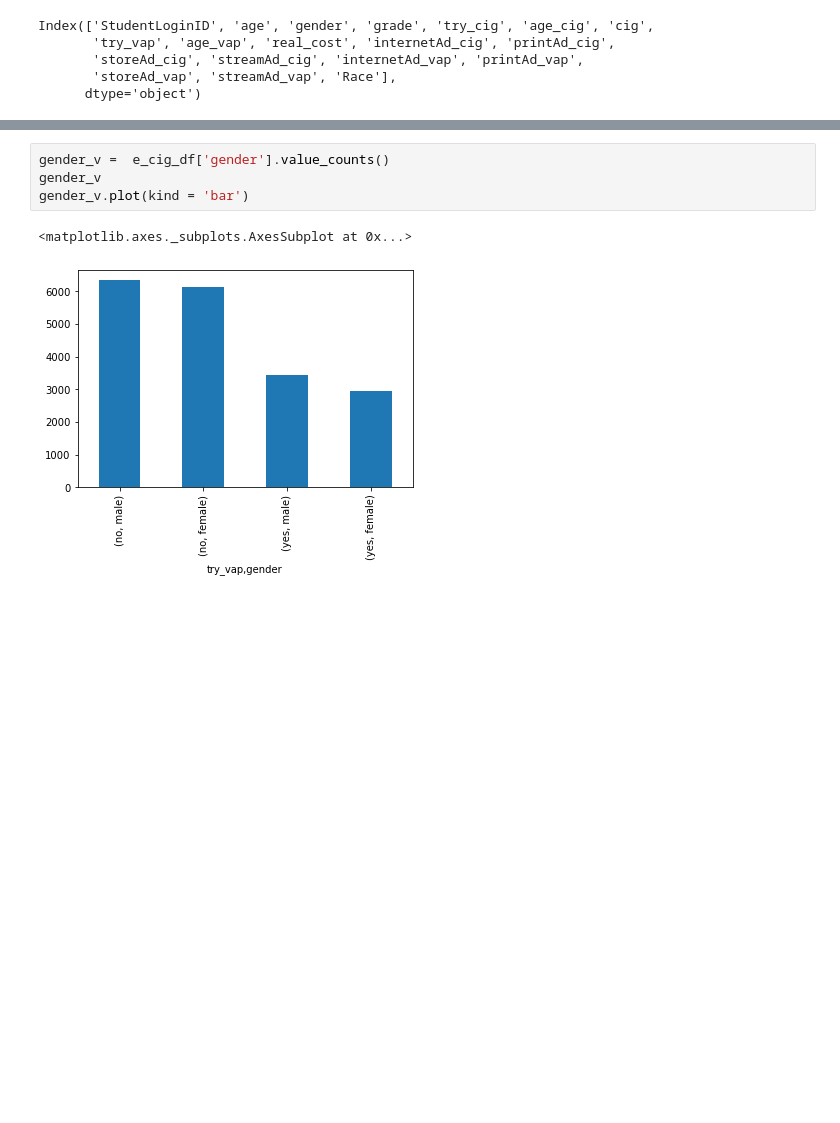
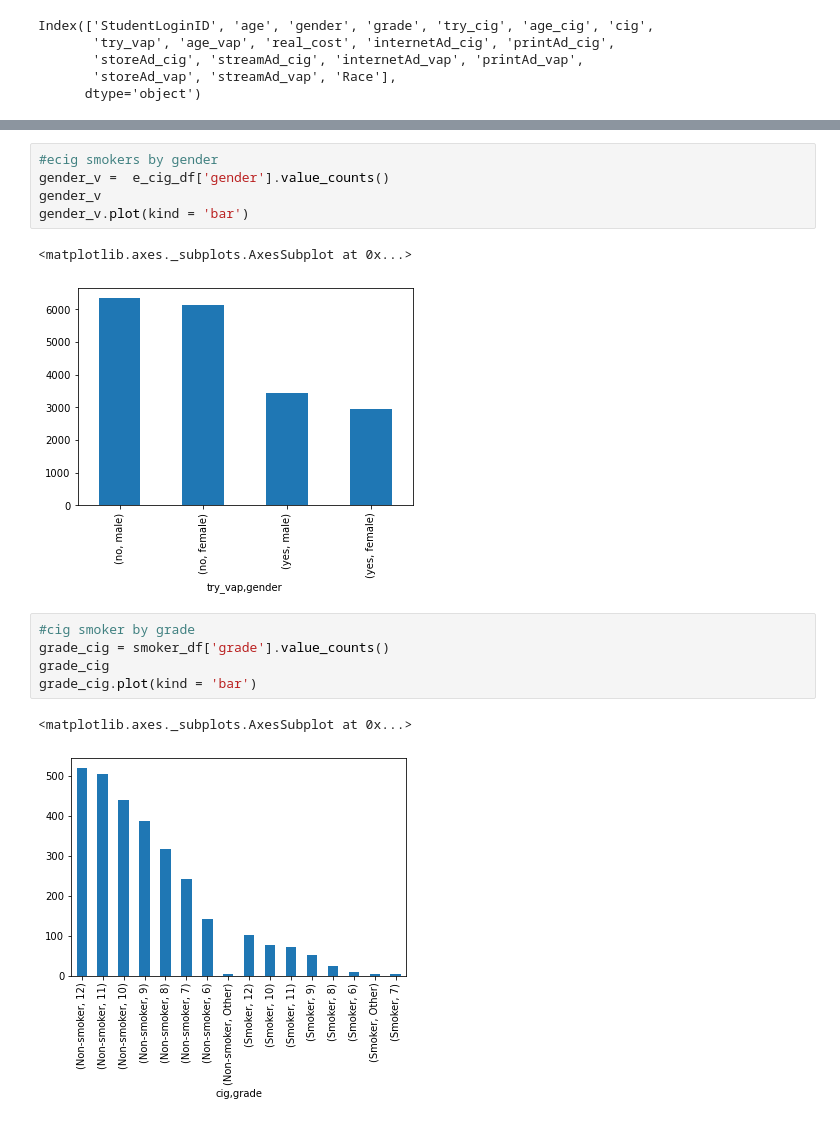
Before and after one commit to AnjanaDelhi/project_1, a Jupyter notebook: vaping.ipynb, the cells around one changed output, grey strips where cells are left out. Drawn from its saved outputs; the diff is of its cells as text; blank space fills up the shorter version.

Commit message:
made new charts

```diff
--- a/vaping.ipynb
+++ b/vaping.ipynb
@@ -380,9 +367,18 @@ gender_s.plot(kind = 'bar')
 <matplotlib.axes._subplots.AxesSubplot at 0x...>
 [figure]
 # %%
+#ecig smokers by gender
 gender_v =  e_cig_df['gender'].value_counts()
 gender_v
 gender_v.plot(kind = 'bar')
 # %% [output]
 <matplotlib.axes._subplots.AxesSubplot at 0x...>
 [figure]
+# %%
+#cig smoker by grade
+grade_cig = smoker_df['grade'].value_counts()
+grade_cig
+grade_cig.plot(kind = 'bar')
+# %% [output]
+<matplotlib.axes._subplots.AxesSubplot at 0x...>
+[figure, added]
```
Also changed, not shown: parts of 7 cells of this notebook.
